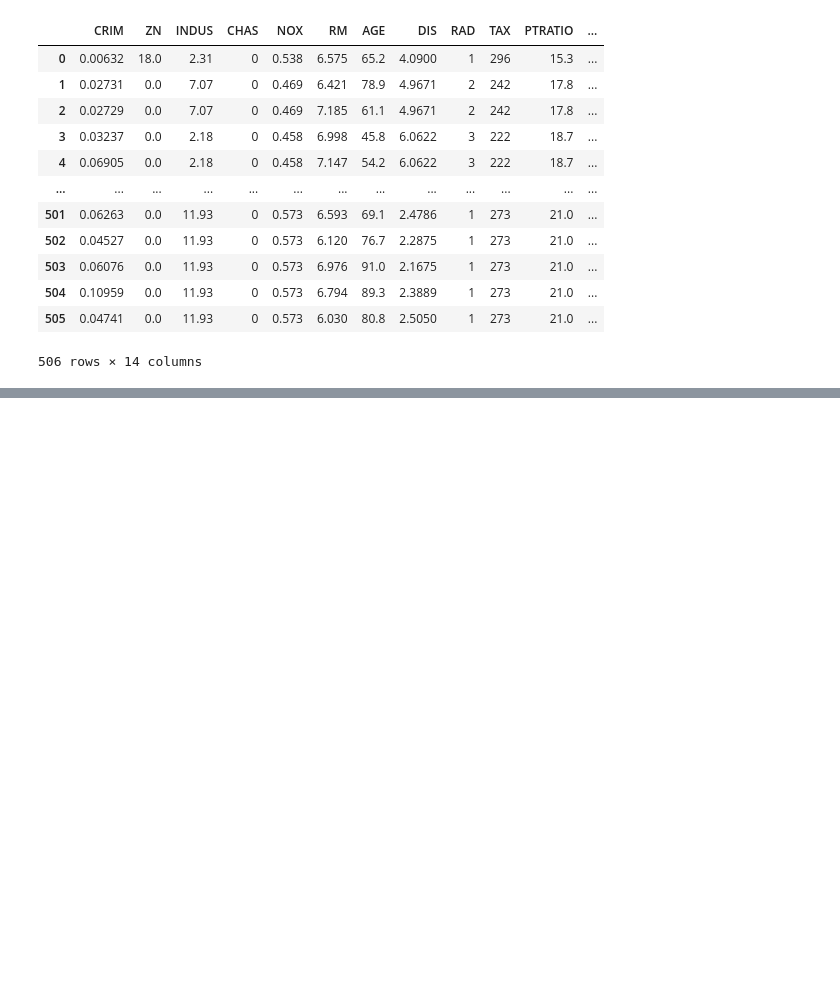
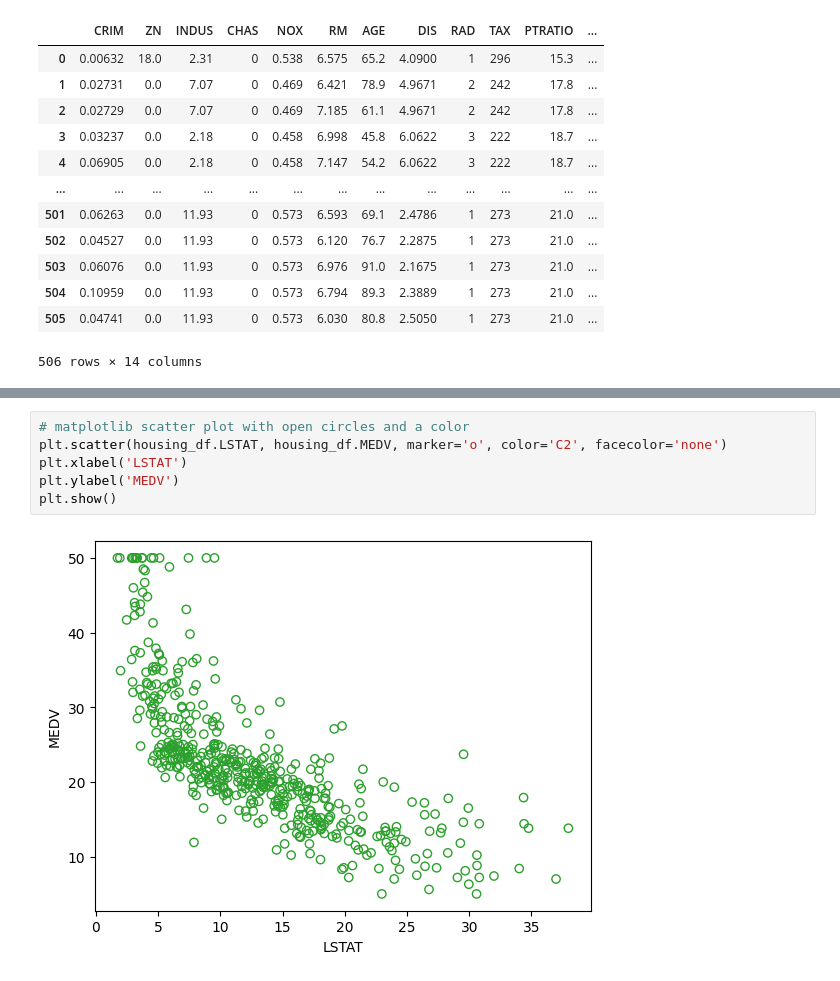
Before and after one commit to brandon-setegn/data-mining-business-analytics, a Jupyter notebook: Chapter3_Data_Visualization.ipynb, the cells around one changed output, grey strips where cells are left out. Saved outputs shown, nothing was run; the diff lists cells and outputs as text; blank space fills up the shorter version.

```diff
--- a/Chapter3_Data_Visualization.ipynb
+++ b/Chapter3_Data_Visualization.ipynb
@@ -61,0 +103,8 @@ housing_df
+# %%
+# matplotlib scatter plot with open circles and a color
+plt.scatter(housing_df.LSTAT, housing_df.MEDV, marker='o', color='C2', facecolor='none')
+plt.xlabel('LSTAT')
+plt.ylabel('MEDV')
+plt.show()
+# %% [output]
+[figure, added]
```
Also changed, not shown: parts of 5 cells of this notebook.
